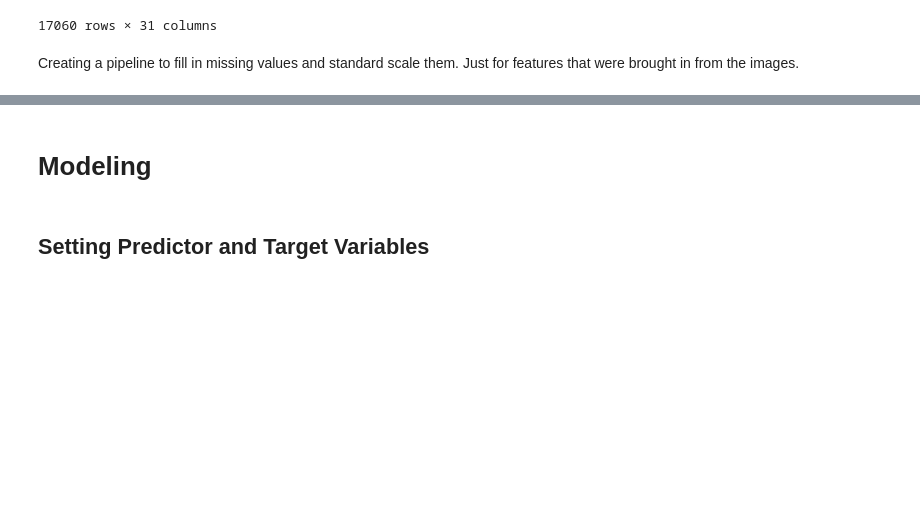
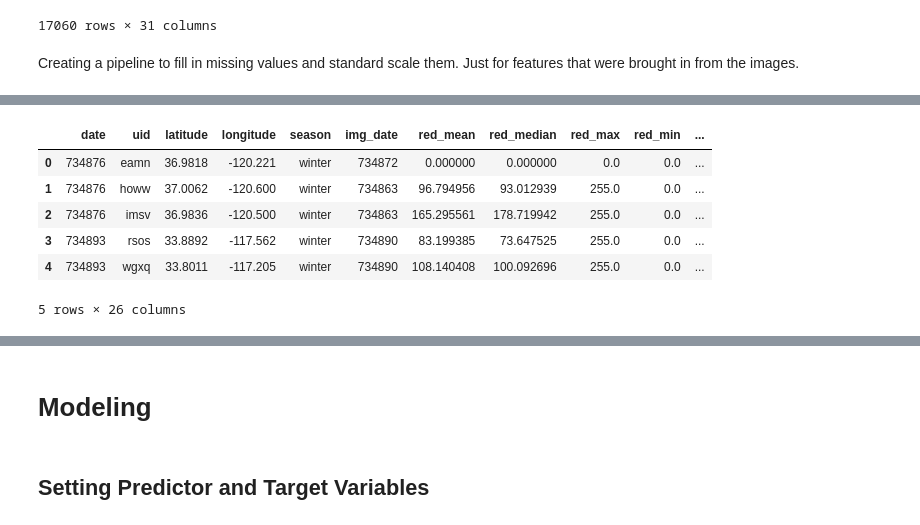
Before and after one commit to mduncan23/Predicting-Harmful-Algal-Blooms, a Jupyter notebook: best_notebook.ipynb, the cells around one changed output, grey strips where cells are left out. Saved outputs shown, nothing was run; the diff lists cells and outputs as text; code cells hidden in the pictures; blank space fills up the shorter version.

```diff
--- a/best_notebook.ipynb
+++ b/best_notebook.ipynb
@@ -1585,0 +1612,5 @@ ColTrans = ColumnTransformer(transformers=[
+# %%
+full_test_df['missing_img_date'] = 0
+# %%
+for index in missing_index_list:
+    full_test_df['missing_img_date'].loc[index] =1
@@ -1585,0 +1623,2 @@ ColTrans = ColumnTransformer(transformers=[
+# %%
+full_test_df['img_date'] = full_test_df['img_date'].fillna(full_test_df['date'])
@@ -1585,0 +1645,18 @@ ColTrans = ColumnTransformer(transformers=[
+# %%
+full_test_df['date'] = full_test_df['date'].apply(lambda x: datetime.date(x))
+full_test_df['latitude'] = full_test_df['latitude'].apply(lambda x: x.astype(float))
+full_test_df['longitude'] = full_test_df['longitude'].apply(lambda x: x.astype(float))
+full_test_df['date'] = full_test_df['date'].apply(lambda x: x.toordinal())
+full_test_df['img_date'] = full_test_df['img_date'].apply(lambda x: x.toordinal())
+
+full_test_df['days_from_sat_to_sample'] = full_test_df['date'] - full_test_df['img_date']
+# %%
+full_test_df.head()
+# %% [output]
+|  | date | uid | latitude | longitude | season | img_date | red_mean | red_median | red_max | red_min | ... |
+| 0 | 734876 | eamn | 36.9818 | -120.221 | winter | 734872 | 0.000000 | 0.000000 | 0.0 | 0.0 | ... |
+| 1 | 734876 | howw | 37.0062 | -120.600 | winter | 734863 | 96.794956 | 93.012939 | 255.0 | 0.0 | ... |
+| 2 | 734876 | imsv | 36.9836 | -120.500 | winter | 734863 | 165.295561 | 178.719942 | 255.0 | 0.0 | ... |
+| 3 | 734893 | rsos | 33.8892 | -117.562 | winter | 734890 | 83.199385 | 73.647525 | 255.0 | 0.0 | ... |
+| 4 | 734893 | wgxq | 33.8011 | -117.205 | winter | 734890 | 108.140408 | 100.092696 | 255.0 | 0.0 | ... |
+5 rows × 26 columns
```
Also changed, not shown: parts of 21 cells of this notebook, 1 other file.
